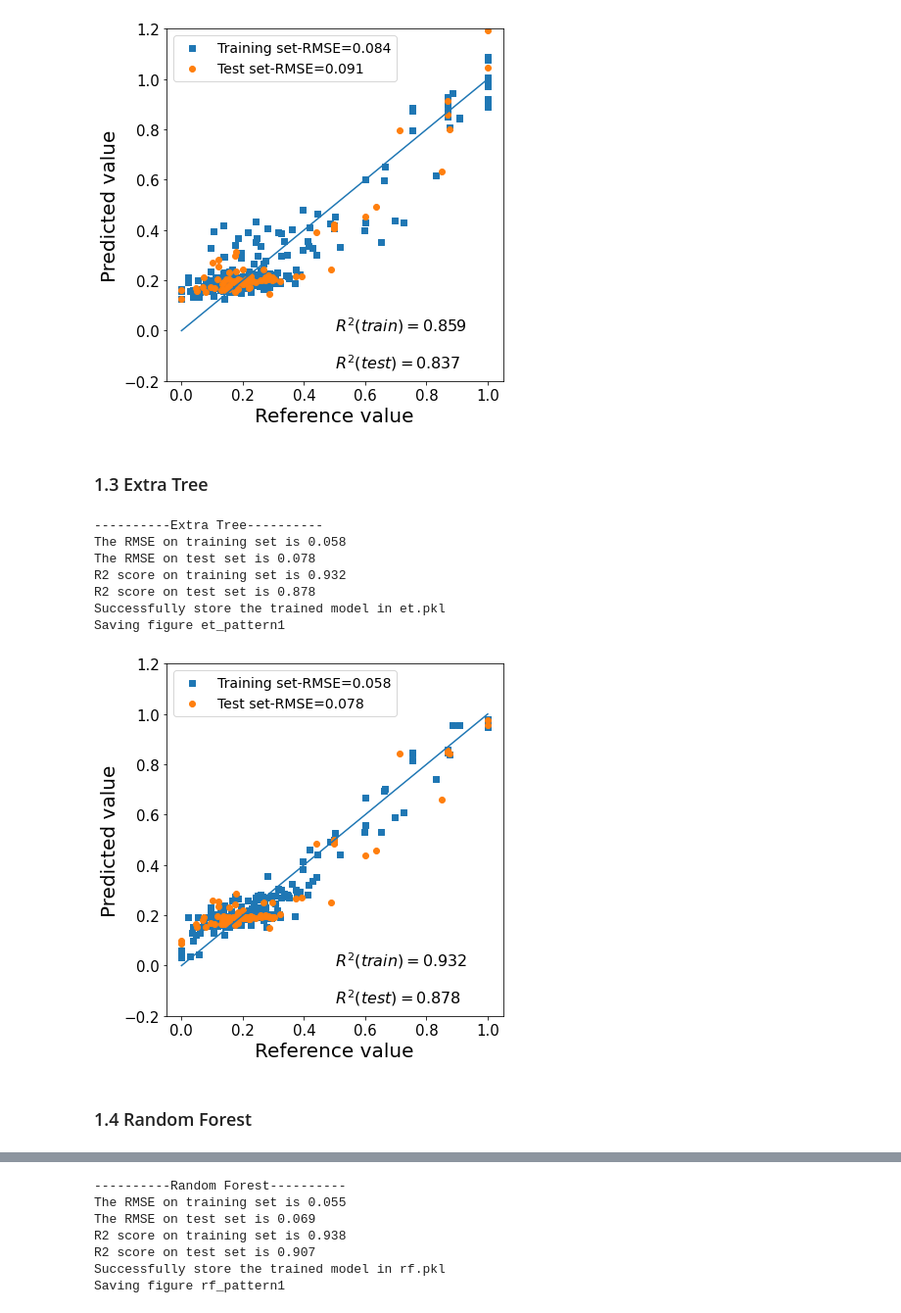
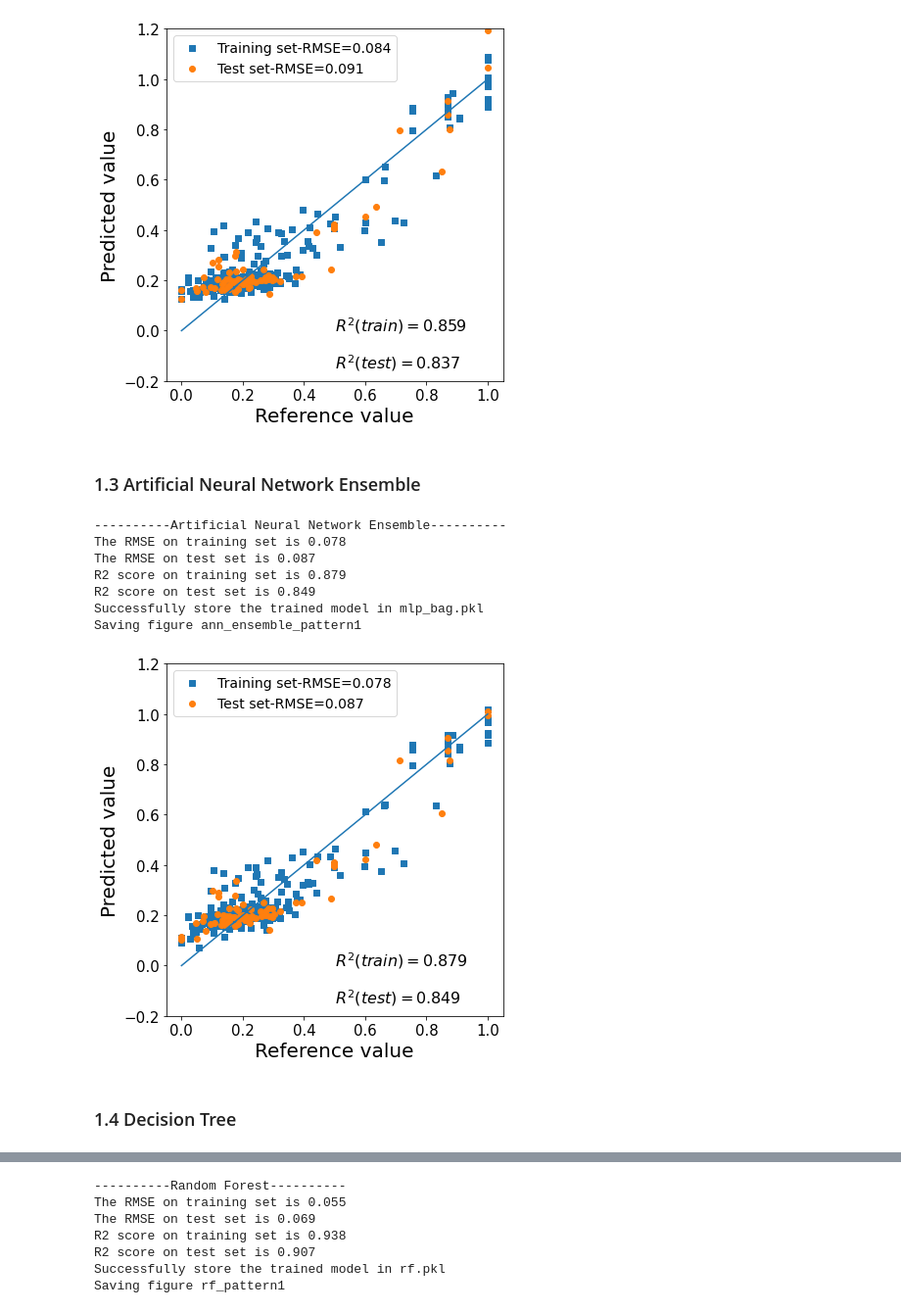
Before and after one commit to ZJUEarthData/Clinopyroxene-Ferric-Iron-Prediction-Huang-et-al.-2022-American-Mineralogist, a Jupyter notebook: model_training/model_training.ipynb, the cells around one changed output, grey strips where cells are left out. Shown: that part at 98% size. Saved outputs shown, nothing was run; the diff lists cells and outputs as text; code cells hidden in the pictures.

Commit message:
append Decision Tree, ANN and ANN Ensemble for Pattern 1 and Pattern 2

```diff
--- a/model_training/model_training.ipynb
+++ b/model_training/model_training.ipynb
@@ -299,11 +299,10 @@ Successfully store the trained model in mlp.pkl
 Saving figure ann_pattern1
 [figure]
 # %% [markdown]
-### 1.3 Extra Tree
+### 1.3 Artificial Neural Network Ensemble
 # %%
-# get feature data set and label data set, append a new feature column to X_all_13
+# get feature data set and label data set
 X_all_13=df1_edit.drop(["Fe3+/Fetot(Correction)", "clustering_label"], axis=1)
-X_all_13['Na/Mg'] = X_all_13['Na'] / X_all_13['Mg']
 y_all_13 =df1_edit["Fe3+/Fetot(Correction)"].copy()
 # %%
 from sklearn.model_selection import StratifiedShuffleSplit
@@ -317,37 +316,43 @@ for train_index, test_index in split_13.split(df1_edit, df1_edit["clustering_lab
     X_test_13 = X_all_13.loc[test_index]
     y_train_13 = y_all_13.loc[train_index]
     y_test_13 = y_all_13.loc[test_index]
+# %%
+from sklearn.ensemble import BaggingRegressor
+
+# single ANN model with the same hyperparameter as 1.2 ANN
+mlp_13 = MLPRegressor(activation='relu', alpha=0.0001, batch_size='auto', early_stopping=False,
+                   hidden_layer_sizes=(20, 120, 20), max_iter=2000, solver='adam', tol=1e-05,
+                   random_state=45)
+
+# Use Bagging method to ensemble 500 ANN models
+mlp_bag_13 = BaggingRegressor(mlp_13, n_estimators=500, bootstrap=True, bootstrap_features=True,
+                              n_jobs=-1, oob_score=True, random_state=40)
 # %%
-from sklearn.ensemble import ExtraTreesRegressor
-
-# build up Extra Tree model
-etr_clf_13 = ExtraTreesRegressor(n_estimators=500,bootstrap=False, oob_score=False,max_leaf_nodes=20, random_state=42, n_jobs=-1)
-
 # train the model and get the corresponding score
 y_train_predict_13, y_test_predict_13, train_rmse_13, test_rmse_13, train_r2_13, test_r2_13 = \
-score(etr_clf_13, 'Extra Tree', 'et', X_train_13, X_test_13, y_train_13, y_test_13)
+score(mlp_bag_13, 'Artificial Neural Network Ensemble', 'mlp_bag', X_train_13, X_test_13, y_train_13, y_test_13)
 
 # plot binary diagram
 binary_plot(y_train = y_train_13,
             y_train_label = y_train_predict_13,
             y_test = y_test_13,
             y_test_label = y_test_predict_13,
             train_rmse = train_rmse_13,
             test_rmse = test_rmse_13,
             train_r2 = train_r2_13,
             test_r2 = test_r2_13)
-save_fig("et_pattern1")
+save_fig("ann_ensemble_pattern1")
 # %% [output]
-----------Extra Tree----------
-The RMSE on training set is 0.058
-The RMSE on test set is 0.078
-R2 score on training set is 0.932
-R2 score on test set is 0.878
-Successfully store the trained model in et.pkl
-Saving figure et_pattern1
+----------Artificial Neural Network Ensemble----------
+The RMSE on training set is 0.078
+The RMSE on test set is 0.087
+R2 score on training set is 0.879
+R2 score on test set is 0.849
+Successfully store the trained model in mlp_bag.pkl
+Saving figure ann_ensemble_pattern1
-[figure, old version]
+[figure, new version]
 # %% [markdown]
-### 1.4 Random Forest
+### 1.4 Decision Tree
 # %%
 # get feature data set and label data set, append a new feature column to X_all_14
 X_all_14=df1_edit.drop(["Fe3+/Fetot(Correction)", "clustering_label"], axis=1)
```
Also changed, not shown: parts of 28 cells of this notebook, 21 other files.
